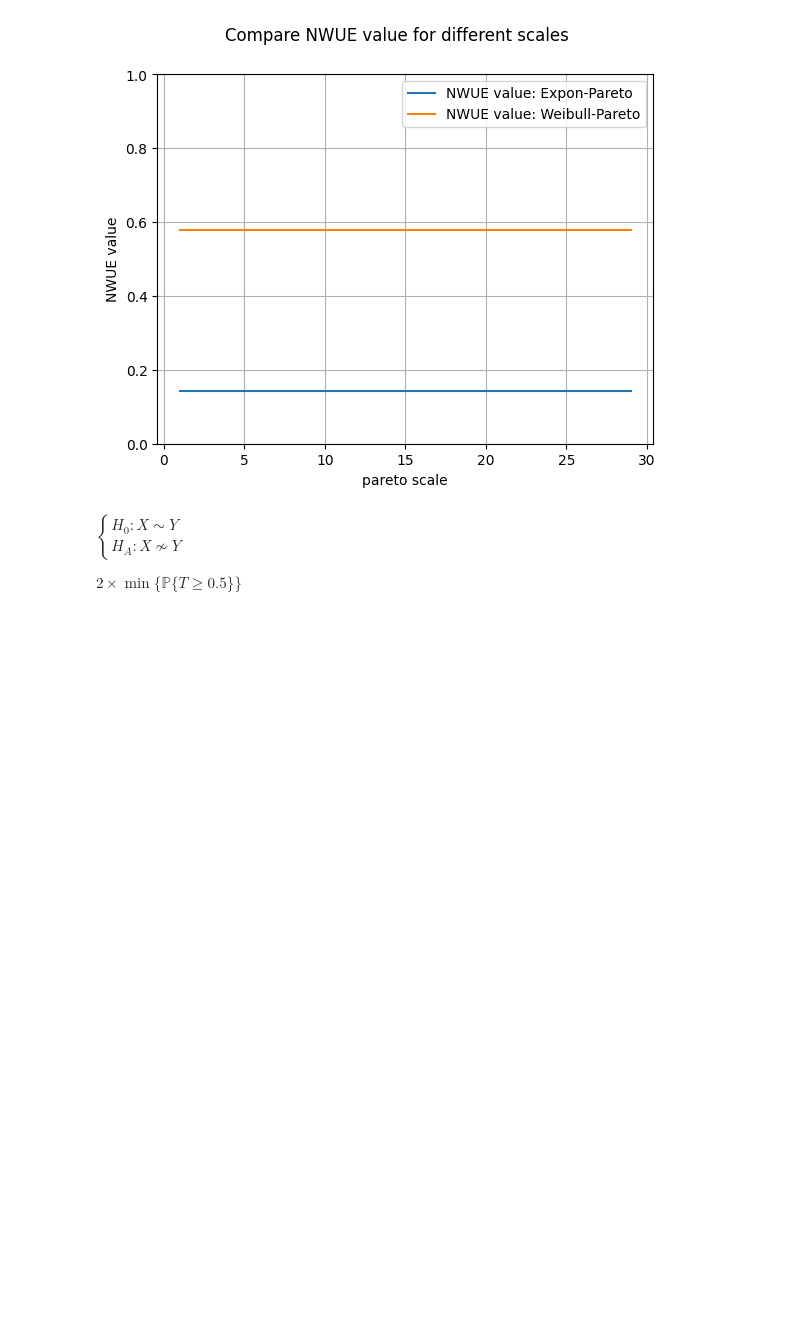
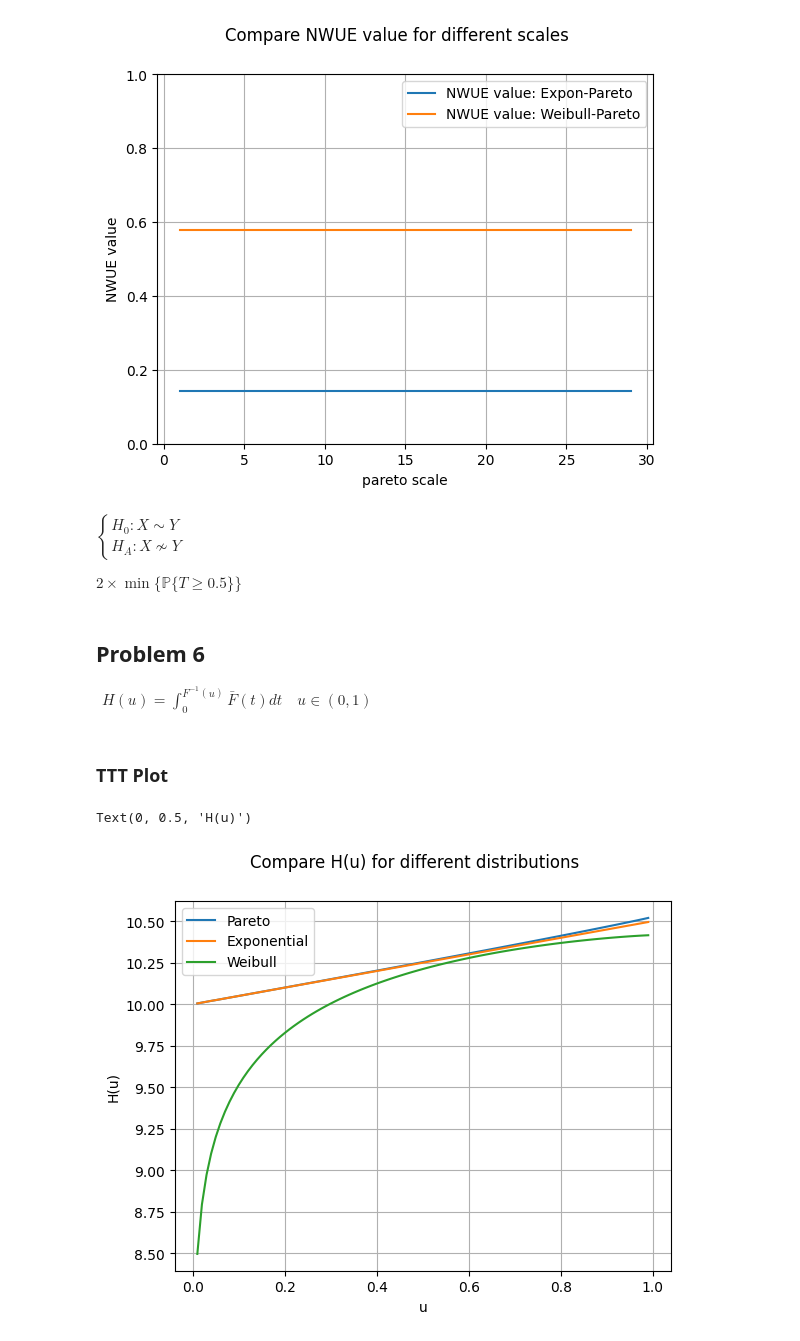
Before and after one commit to ILoveBacteria/model-node-lifetime, a Jupyter notebook: notebook.ipynb, the cells around one changed output. Drawn from its saved outputs; the diff is of its cells as text; code cells hidden in the pictures; blank space fills up the shorter version.

Commit message:
Add Problem 6

```diff
--- a/notebook.ipynb
+++ b/notebook.ipynb
@@ -223,3 +223,27 @@ ax.set_ylim(0, 1)
 $\left\{\begin{array}{l}H_0: X \sim Y \\ H_A: X \nsim Y\end{array}\right.$
 
 $2 \times \min \{\mathbb{P}\{T \geqslant 0.5\}\}$
+# %% [markdown]
+## Problem 6
+
+$\begin{aligned} H(u)=\int_0^{F^{-1}(u)} \bar{F}(t) d t \quad u \in(0,1) \end{aligned}$
+# %%
+def H(dist, u):
+    return integrate.quad(dist.sf, 0, dist.ppf(u))[0]
+# %% [markdown]
+### TTT Plot
+# %%
+u = np.arange(0.01, 1, 0.01)
+
+fig, ax = plt.subplots(1, 1)
+fig.suptitle('Compare H(u) for different distributions')
+ax.plot(u, np.array([H(pareto_dist, i) for i in u]), label='Pareto')
+ax.plot(u, np.array([H(expon_dist, i) for i in u]), label='Exponential')
+ax.plot(u, np.array([H(weibull_dist, i) for i in u]), label='Weibull')
+ax.legend()
+ax.grid(True)
+ax.set_xlabel('u')
+ax.set_ylabel('H(u)')
+# %% [output]
+Text(0, 0.5, 'H(u)')
+[figure, added]
```
Also changed, not shown: parts of 1 cell of this notebook.
